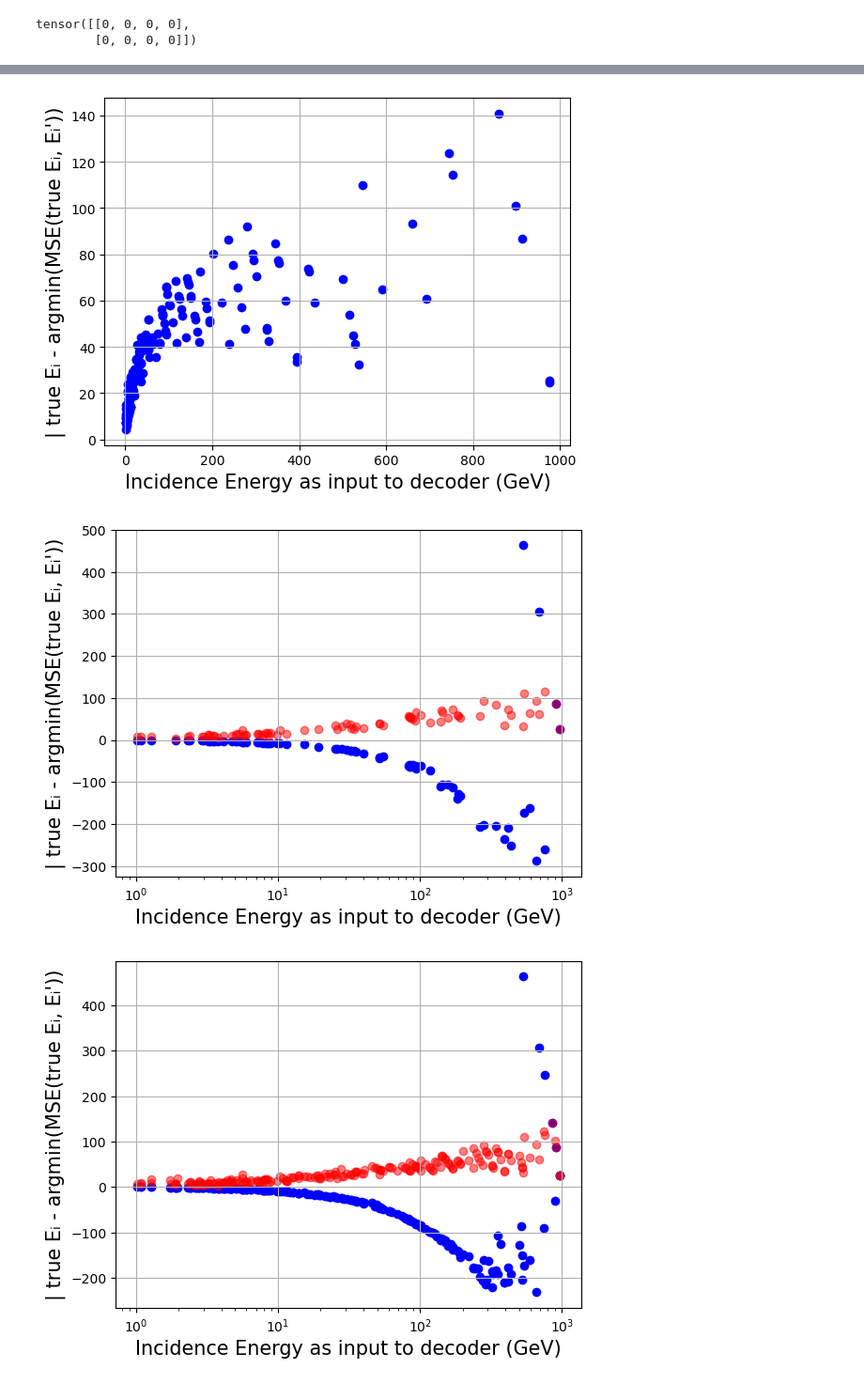
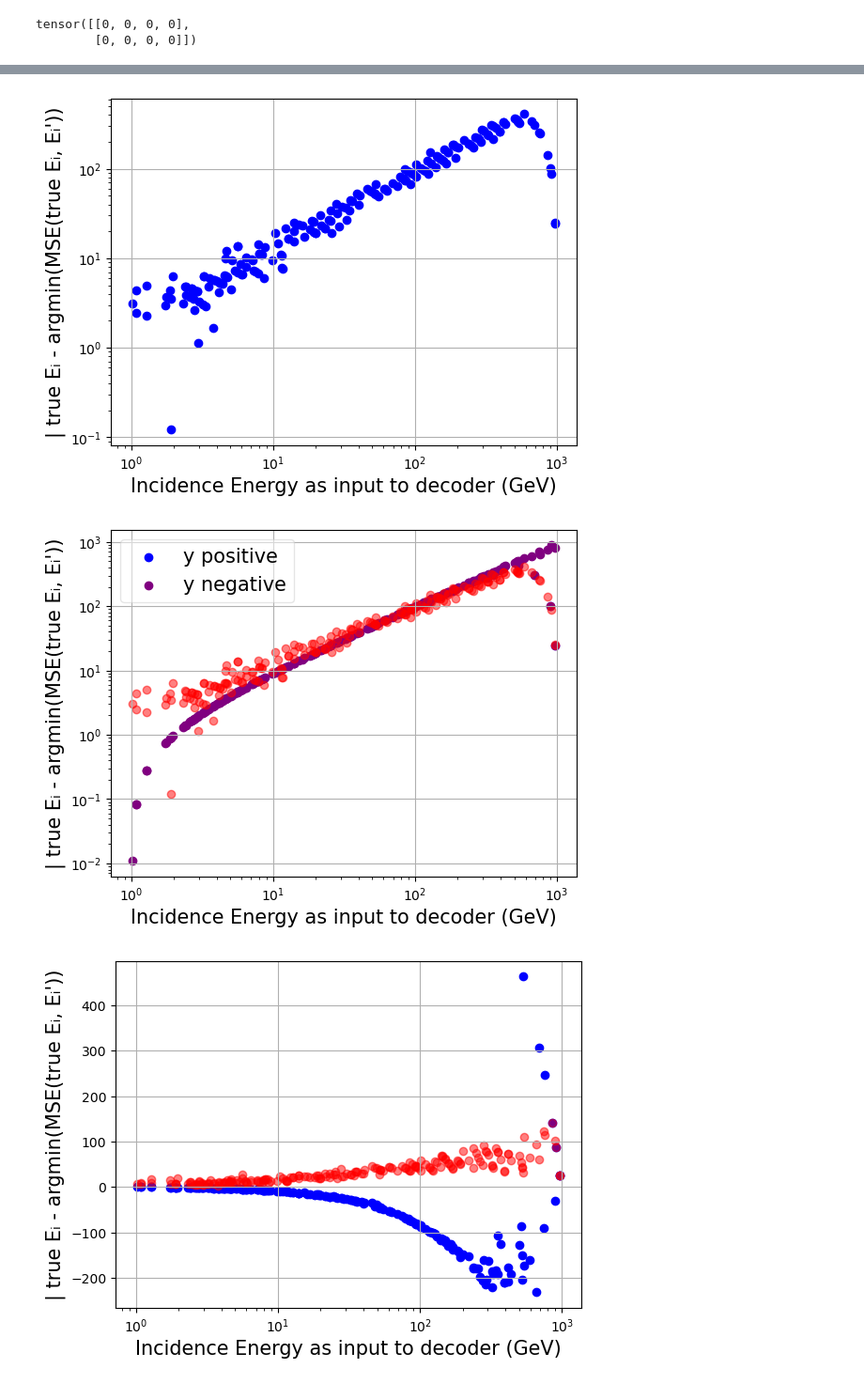
Before and after one commit to QaloSim/CaloQVAE, a Jupyter notebook: notebooks/RBMandEncodedData.ipynb, the cells around one changed output, grey strips where cells are left out. Shown at 94% size. Drawn from its saved outputs; the diff is of its cells as text; code cells hidden in the pictures.

```diff
--- a/notebooks/RBMandEncodedData.ipynb
+++ b/notebooks/RBMandEncodedData.ipynb
@@ -292,6 +516,27 @@ with open("/home/javier/Projects/CaloQVAE/outputs/2023-12-01/17-24-05/wandb/run-
 #     scaled=True
 
 
+# smoldering-candles | CNN + cond + scaled data + no hits
+run_path = "/home/javier/Projects/CaloQVAE/outputs/2024-02-13/19-34-51/wandb/run-20240213_193452-zrjorwol/files/GumBoltAtlasPRBMCNNnohits_atlas_default_latest.pth"
+modelname = 'smoldering-candles-302'
+datascaled = 'reduced'
+with open("/home/javier/Projects/CaloQVAE/outputs/2024-02-13/19-34-51/wandb/run-20240213_193452-zrjorwol/files/config.yaml", 'r') as file:
+    model_config = yaml.safe_load(file)
+    R = json.loads(model_config["_content"]["value"]['engine'].replace("'", "\""))['r_param']
+    reducedata = True if model_config["_content"]["value"]["reducedata"] == 'True' else False
+    scaled=True
+
+
+# generous-elevator | CNN + cond + scaled data + no hits
+run_path = "/home/javier/Projects/CaloQVAE/outputs/2024-02-13/18-47-19/wandb/run-20240213_184720-76xrzznn/files/GumBoltAtlasPRBMCNNnohits_atlas_default_latest.pth"
+modelname = 'generous-elevator-301'
+datascaled = 'reduced'
+with open("/home/javier/Projects/CaloQVAE/outputs/2024-02-13/18-47-19/wandb/run-20240213_184720-76xrzznn/files/config.yaml", 'r') as file:
+    model_config = yaml.safe_load(file)
+    R = json.loads(model_config["_content"]["value"]['engine'].replace("'", "\""))['r_param']
+    reducedata = True if model_config["_content"]["value"]["reducedata"] == 'True' else False
+    scaled=True
+
 
 arch = config['model']['model_type']
 part = config['data']['particle_type']
@@ -515,5 +767,5 @@ def error_btwn_input_and_recon_with_different_label(ind, start=3, stop=6, num=50
 # %%
-er_m_list, er_std_list, log_space_values, en_inc, shower_sum_in, sp_er_m_list, sp_er_std_list = error_btwn_input_and_recon_with_different_label(100, num=50)
+er_m_list, er_std_list, log_space_values, en_inc, shower_sum_in, sp_er_m_list, sp_er_std_list = error_btwn_input_and_recon_with_different_label(10, num=100)
 
 plt.errorbar(log_space_values, er_m_list, yerr=er_std_list, fmt='o', ecolor='gray', elinewidth=3, capsize=0, alpha=0.6, color="blue")
 plt.xscale("log")
@@ -547,14 +799,16 @@ torch.cat([res_ar, res_ar], dim=0)
 tensor([[0, 0, 0, 0],
         [0, 0, 0, 0]])
 # %%
-res_ar = torch.tensor([[0,0,0,0]])
+# res_ar = torch.tensor([[0,0,0,0]])
 # res_ar = np.array([[0,0,0,0]])
+res_ar = torch.zeros(200,4)
 
 for i in range(200):
-    # print(i)
+    print(i)
     er_m_list, er_std_list, log_space_values, en_inc, shower_sum_in, sp_er_m_list, sp_er_std_list = error_btwn_input_and_recon_with_different_label(i, num=50)
 
     energy_label_min = log_space_values[torch.tensor(er_m_list).argmin().item()]
     energy_label_min_spar = log_space_values[torch.tensor(sp_er_m_list).argmin().item()]
     # res_ar = np.concatenate((res_ar, np.array([[energy_label_min, en_inc, shower_sum_in, energy_label_min_spar]])), axis=0)
-    res_ar = torch.cat([res_ar, torch.tensor([[energy_label_min, en_inc, shower_sum_in, energy_label_min_spar]])], dim=0)
+    # res_ar = torch.cat([res_ar, torch.tensor([[energy_label_min, en_inc, shower_sum_in, energy_label_min_spar]])], dim=0)
+    res_ar[i,:] = torch.tensor([[energy_label_min, en_inc, shower_sum_in, energy_label_min_spar]])
@@ -563,23 +836,34 @@ plt.scatter(res_ar[1:,1]/1000, (res_ar[1:,0] - res_ar[1:,1])/1000, color='b')
 plt.grid(True)
 plt.xlabel("Incidence Energy as input to decoder (GeV)", fontsize=15)
 plt.ylabel("| true Eᵢ - argmin(MSE(true Eᵢ, Eᵢ'))", fontsize=15)
+plt.xscale("log")
+plt.yscale("log")
 # plt.legend(framealpha=0.5, fontsize=15)
 plt.show()
 # %% [output]
-[figure, old version]
+[figure, new version]
 # %%
 # m,b = np.polyfit(np.log(res_ar[1:,2]/1000), np.log((res_ar[1:,0] - res_ar[1:,2])/res_ar[1:,2]), 1)
 # %%
-plt.scatter(res_ar[1:,1]/1000, (res_ar[1:,3] - res_ar[1:,1])/1000, color='b')
+y = (res_ar[1:,3] - res_ar[1:,1])/1000
+x = res_ar[1:,1]/1000
+x_pos = x[y>0]
+y_pos = y[y>0]
+x_neg = x[y<0]
+y_neg = y[y<0]
+# plt.scatter(res_ar[1:,1]/1000, abs(res_ar[1:,3] - res_ar[1:,1])/1000, color='b')
+plt.scatter(x_pos, abs(y_pos), color='b', label = 'y positive')
+plt.scatter(x_neg, abs(y_neg), color='purple', label = 'y negative')
 plt.scatter(res_ar[1:,1]/1000, (res_ar[1:,0] - res_ar[1:,1])/1000, color='red', alpha=0.5)
 plt.grid(True)
 plt.xlabel("Incidence Energy as input to decoder (GeV)", fontsize=15)
 plt.ylabel("| true Eᵢ - argmin(MSE(true Eᵢ, Eᵢ'))", fontsize=15)
-# plt.legend(framealpha=0.5, fontsize=15)
+plt.legend(framealpha=0.5, fontsize=15)
 plt.xscale("log")
+plt.yscale("log")
 plt.show()
 # %% [output]
-[figure, old version]
+[figure, new version]
 # %%
 plt.scatter(res_ar[1:,1]/1000, (res_ar[1:,3] - res_ar[1:,1])/1000, color='b')
 plt.scatter(res_ar[1:,1]/1000, (res_ar[1:,0] - res_ar[1:,1])/1000, color='red', alpha=0.5)
```
Also changed, not shown: parts of 20 cells of this notebook, 13 other files.
